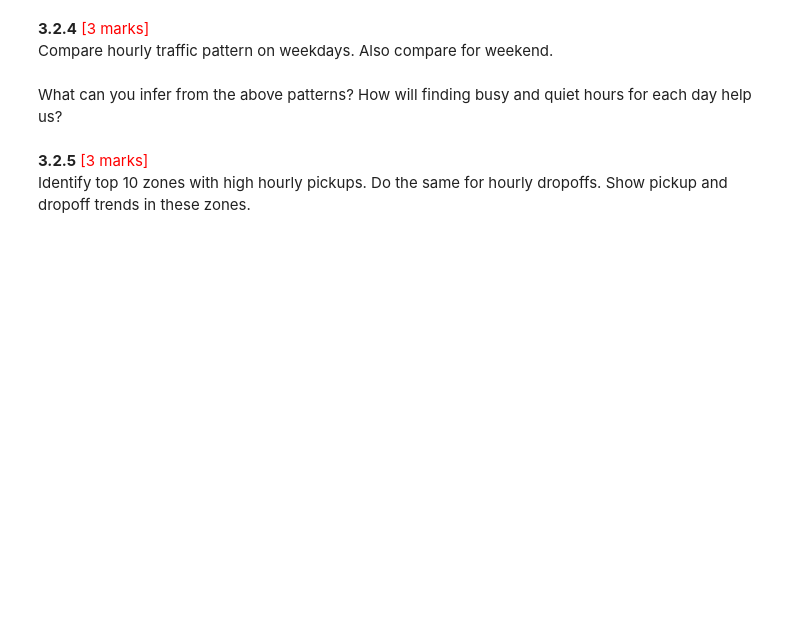
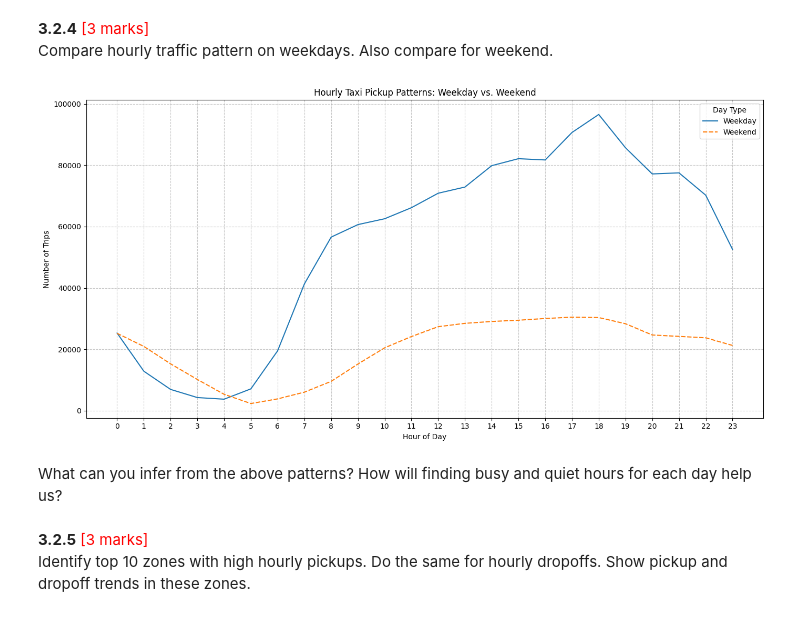
Before and after one commit to mayuresh-tungare/eda-assignment, a Jupyter notebook: EDA_Assg_NYC_Taxi_Starter.ipynb, the cells around one changed output. Saved outputs shown, nothing was run; the diff lists cells and outputs as text; code cells hidden in the pictures; blank space fills up the shorter version.

```diff
--- a/EDA_Assg_NYC_Taxi_Starter.ipynb
+++ b/EDA_Assg_NYC_Taxi_Starter.ipynb
@@ -1020,3 +1083,26 @@ Compare hourly traffic pattern on weekdays. Also compare for weekend.
+# %%
+# Extract day of the week (Monday=0, Sunday=6)
+sample_df['pickup_dayofweek'] = sample_df['tpep_pickup_datetime'].dt.dayofweek
+
+# Categorize days into Weekday (0-4) and Weekend (5-6)
+sample_df['day_type'] = sample_df['pickup_dayofweek'].apply(lambda x: 'Weekend' if x >= 5 else 'Weekday')
+
+# Group by pickup_hour and day_type to get trip counts
+hourly_traffic_pattern = sample_df.groupby(['pickup_hour', 'day_type']).size().unstack(fill_value=0)
+
+# Visualize the hourly traffic pattern for weekdays and weekends
+plt.figure(figsize=(14, 7))
+sns.lineplot(data=hourly_traffic_pattern)
+plt.title('Hourly Taxi Pickup Patterns: Weekday vs. Weekend')
+plt.xlabel('Hour of Day')
+plt.ylabel('Number of Trips')
+plt.xticks(range(0, 24))
+plt.grid(True, linestyle='--', alpha=0.7)
+plt.legend(title='Day Type')
+plt.tight_layout()
+plt.show()
+# %% [output]
+[figure, added]
 # %% [markdown]
 What can you infer from the above patterns? How will finding busy and quiet hours for each day help us?
 # %% [markdown]
```
Also changed, not shown: parts of 14 cells of this notebook.
